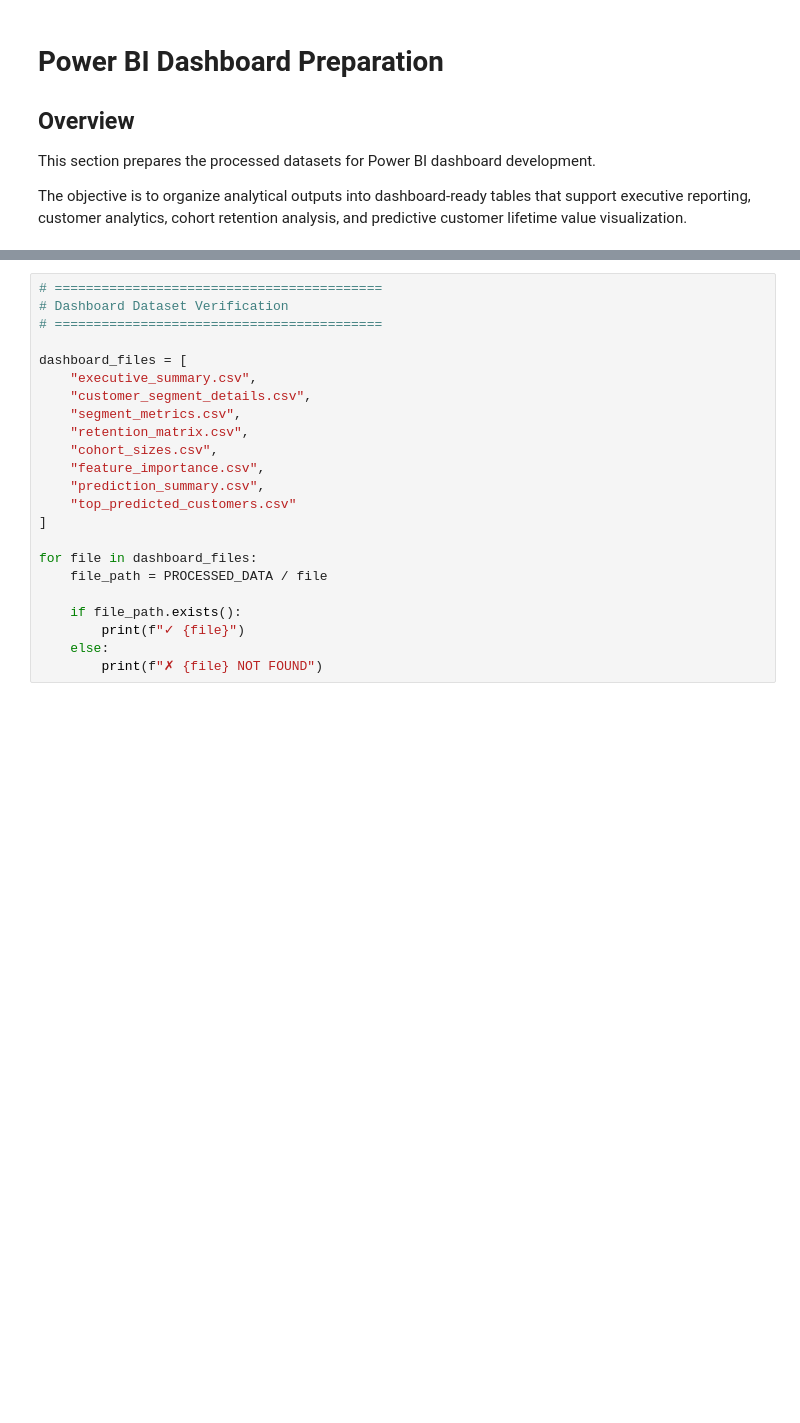
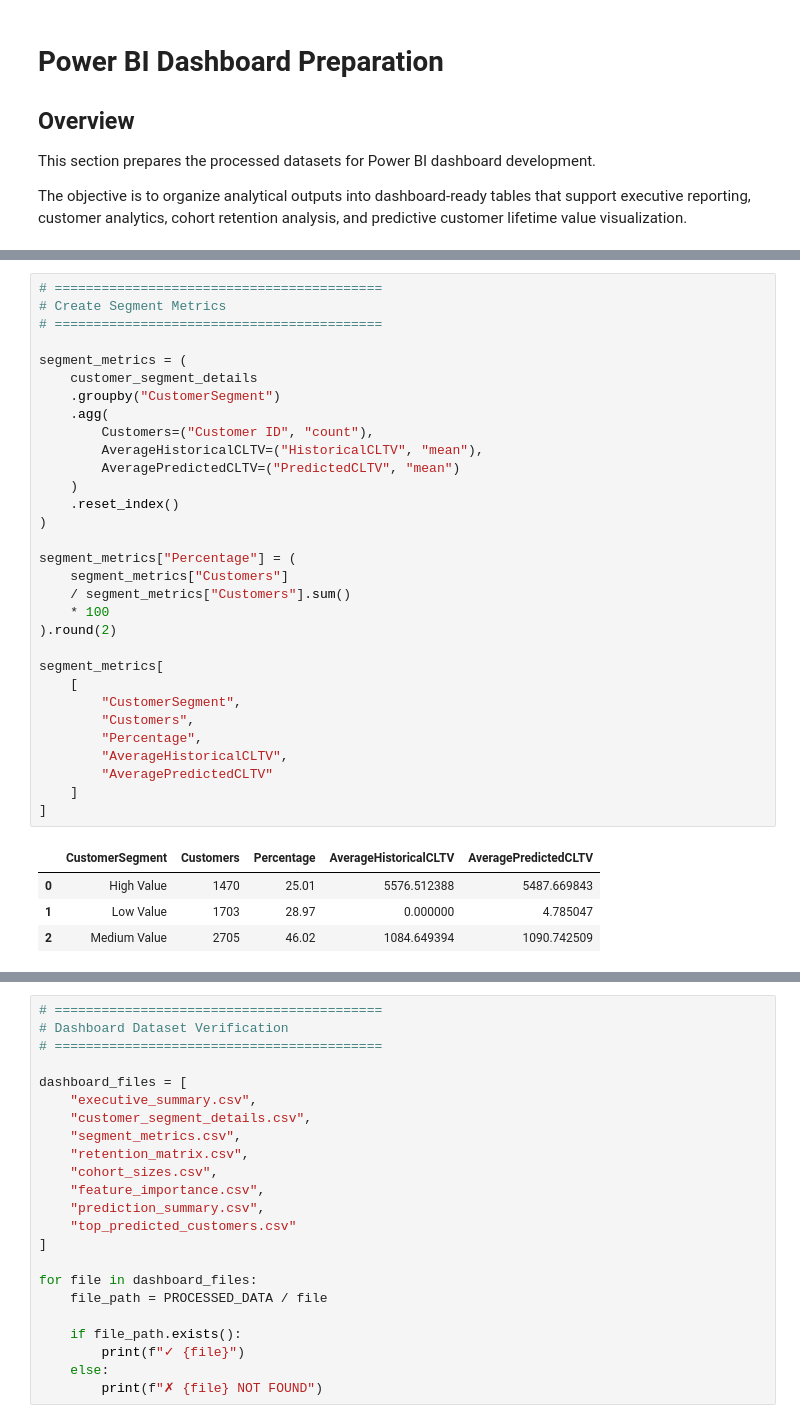
Before and after one commit to Tamoze/SaaS-ECommerce-Cohort-Retention-CLTV-Analysis, a Jupyter notebook: notebooks/04_visualizations.ipynb, the cells around one changed output, grey strips where cells are left out. Saved outputs shown, nothing was run; the diff lists cells and outputs as text; blank space fills up the shorter version.

```diff
--- a/notebooks/04_visualizations.ipynb
+++ b/notebooks/04_visualizations.ipynb
@@ -888,0 +975,36 @@ Top Predicted Customers exported successfully.
+# %%
+# ==========================================
+# Create Segment Metrics
+# ==========================================
+
+segment_metrics = (
+    customer_segment_details
+    .groupby("CustomerSegment")
+    .agg(
+        Customers=("Customer ID", "count"),
+        AverageHistoricalCLTV=("HistoricalCLTV", "mean"),
+        AveragePredictedCLTV=("PredictedCLTV", "mean")
+    )
+    .reset_index()
+)
+
+segment_metrics["Percentage"] = (
+    segment_metrics["Customers"]
+    / segment_metrics["Customers"].sum()
+    * 100
+).round(2)
+
+segment_metrics[
+    [
+        "CustomerSegment",
+        "Customers",
+        "Percentage",
+        "AverageHistoricalCLTV",
+        "AveragePredictedCLTV"
+    ]
+]
+# %% [output]
+|  | CustomerSegment | Customers | Percentage | AverageHistoricalCLTV | AveragePredictedCLTV |
+| 0 | High Value | 1470 | 25.01 | 5576.512388 | 5487.669843 |
+| 1 | Low Value | 1703 | 28.97 | 0.000000 | 4.785047 |
+| 2 | Medium Value | 2705 | 46.02 | 1084.649394 | 1090.742509 |
```
Also changed, not shown: parts of 41 cells of this notebook, 7 other files.
